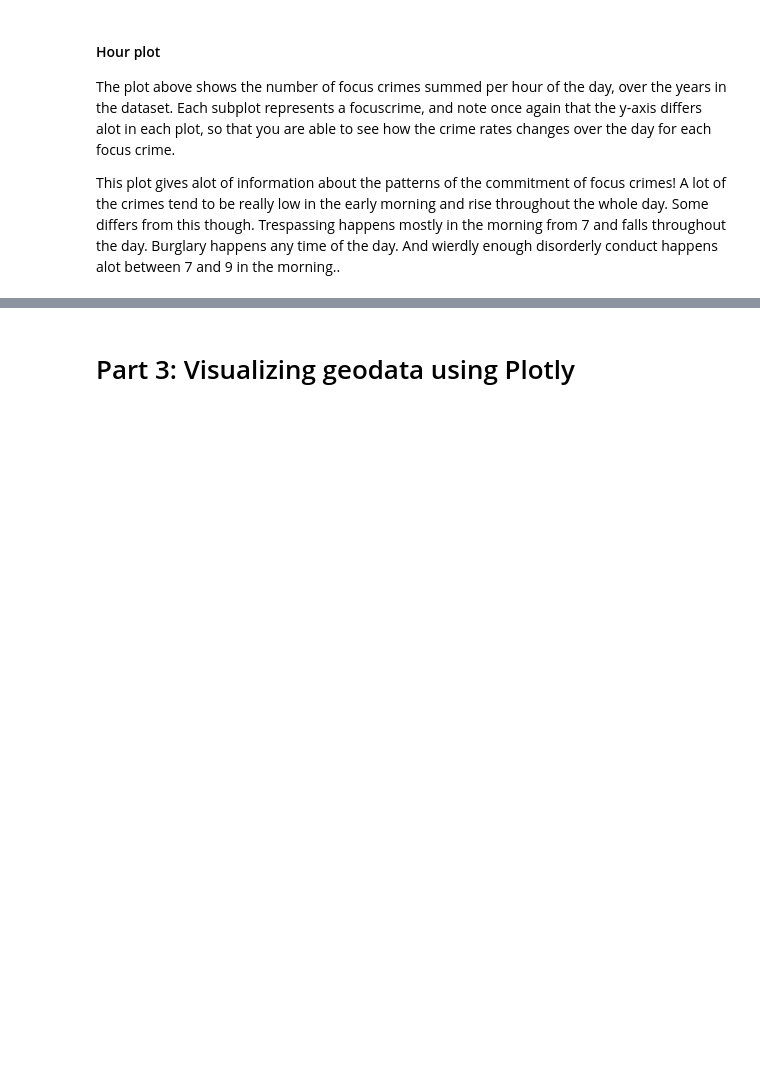
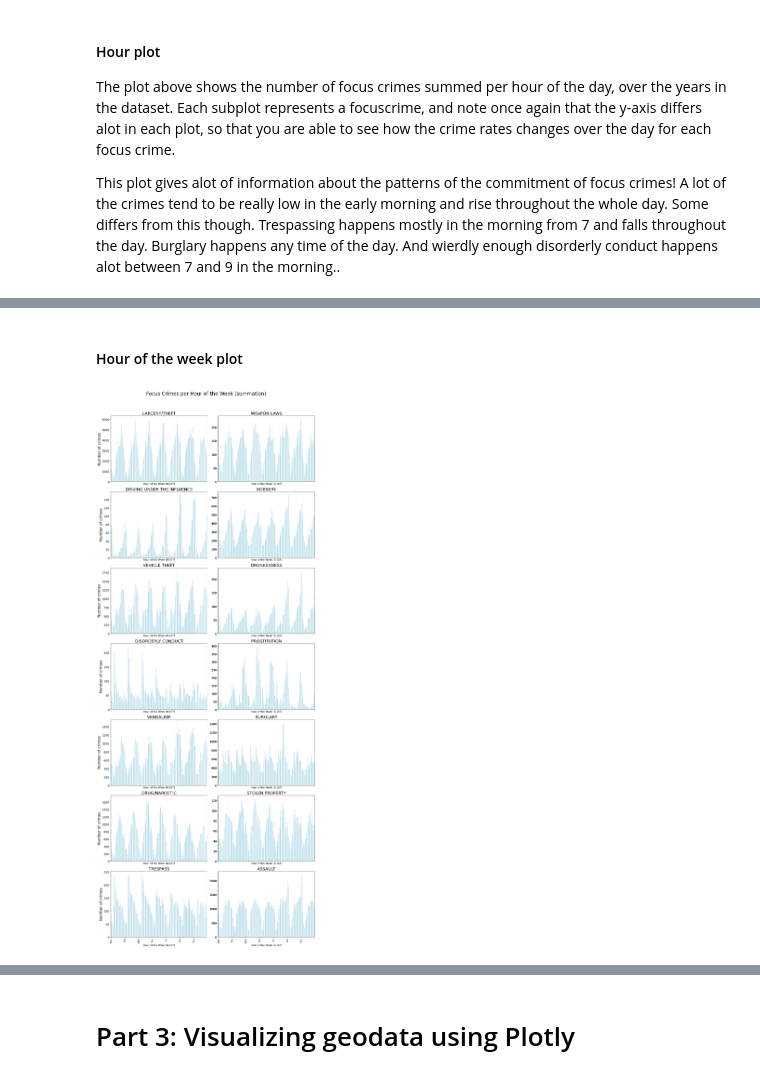
Before and after one commit to frejasarfelt/socialdata2024, a Jupyter notebook: assignments/Assignment1.ipynb, the cells around one changed output, grey strips where cells are left out. Drawn from its saved outputs; the diff is of its cells as text; code cells hidden in the pictures; blank space fills up the shorter version.

```diff
--- a/assignments/Assignment1.ipynb
+++ b/assignments/Assignment1.ipynb
@@ -181,0 +141,37 @@ plt.show()
+# %% [markdown]
+#### Hour of the week plot
+# %%
+fig, axes = plt.subplots(nrows=(len(focuscrimes) + 1) // 2, ncols=min(2, len(focuscrimes)), figsize=(15, 5*(len(focuscrimes) + 1) // 2))
+axes = axes.flatten()
+
+# New column for the day of the week (0 = Monday to 6 = Sunday)
+data['DayOfWeek'] = pd.to_datetime(data['Date']).dt.dayofweek
+
+for i, focus in enumerate(focuscrimes):
+    data_focus = data[data['Category'] == focus]
+    crimes_per_week_hour = data_focus.groupby(['DayOfWeek', 'Hour'])['Category'].count()
+    crimes_per_week_hour.plot(kind='bar', color='lightblue', ax=axes[i], xlim=(0.5, 168.5))
+
+    if i % 2 == 0:  # Set y-axis label only on every other subplot
+        axes[i].set_ylabel('Number of crimes', fontsize=18)
+    axes[i].tick_params(axis='y', labelsize=14)
+    if i < len(axes) - min(2, len(focuscrimes)):  # Remove x-axis ticks
+        axes[i].set_xticks([])
+    axes[i].set_title(focus, fontsize=20)
+
+# x-axis label
+for ax in axes:
+    ax.set_xlabel('Hour of the Week (0-167)', fontsize=12)
+
+# Add x-axis ticks to represent each day of the week on the bottom two subplots
+axes[-1].set_xticks(np.arange(0, 168, 24))
+axes[-1].set_xticklabels(['Mon', 'Tue', 'Wed', 'Thu', 'Fri', 'Sat', 'Sun'])
+axes[-2].set_xticks(np.arange(0, 168, 24))
+axes[-2].set_xticklabels(['Mon', 'Tue', 'Wed', 'Thu', 'Fri', 'Sat', 'Sun'])
+
+fig.suptitle('Focus Crimes per Hour of the Week (summation)', fontsize=24, y=1.02)
+
+plt.tight_layout()
+plt.show()
+# %% [output]
+[figure, added]
```
Also changed, not shown: parts of 35 cells of this notebook.
